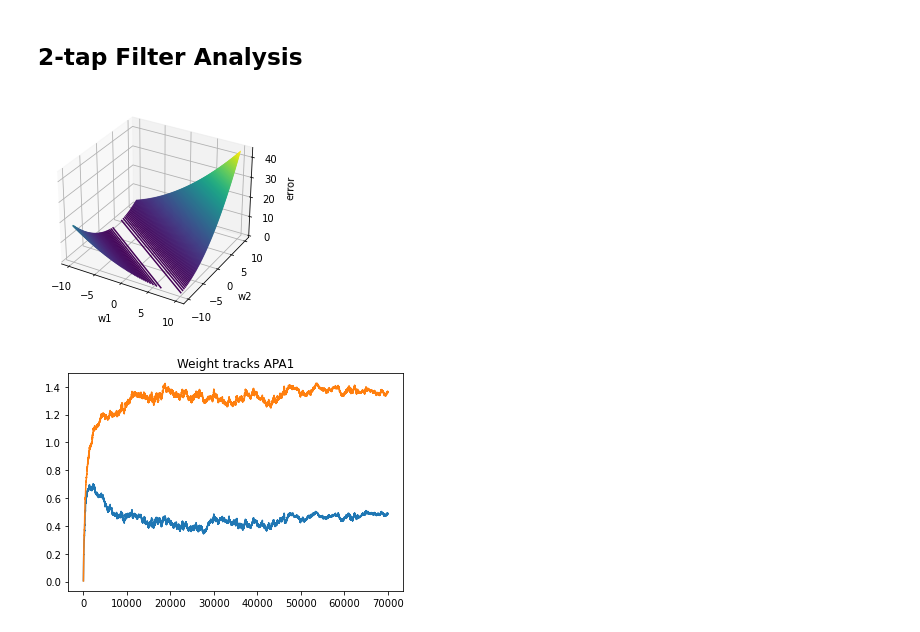
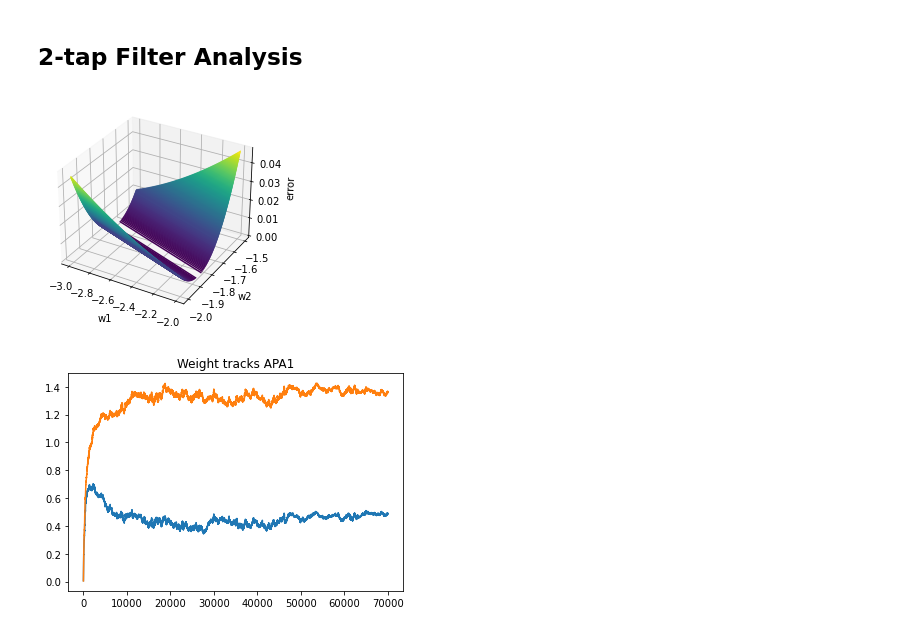
Before and after one commit to jcornell616/ML-for-time-series, a Jupyter notebook: Project1/Project1.ipynb, the cells around one changed output. Cells and saved outputs as stored; diff of their text form; code cells hidden in the pictures.

```diff
--- a/Project1/Project1.ipynb
+++ b/Project1/Project1.ipynb
@@ -137,22 +137,22 @@ w2, w2_traces, J2, y2 = APA2(x, d, K, L, mu, eps)
 # %%
 # plot weights performace surface contour
 lag = math.floor(fs*1.5)
-w_1 = np.linspace(-10, 10, 1000)
-w_2 = np.linspace(-10, 10, 1000)
+w_1 = np.linspace(-3, -2, 1000)
+w_2 = np.linspace(-2, -1.5, 1000)
 d_t = d[lag]
 x_t = [x[lag-1], x[lag]]
 e_t = np.zeros([1000,1000])
 for i in range(1000) :
     for j in range(1000) :
         e_t[i, j] = (d_t - (w_1[i]*x_t[0] + w_2[j]*x_t[1]))**2
 fig = plt.figure()
 ax = plt.axes(projection='3d')
 ax.contour3D(w_1, w_2, e_t, 250)
 ax.set_xlabel('w1')
 ax.set_ylabel('w2')
 ax.set_zlabel('error');
 # %% [output]
-[figure, old version]
+[figure, new version]
 # %%
 # plot weights track
 plt.plot(np.linspace(0, size, size), w_traces[:,0])
```
Also changed, not shown: parts of 5 cells of this notebook.
